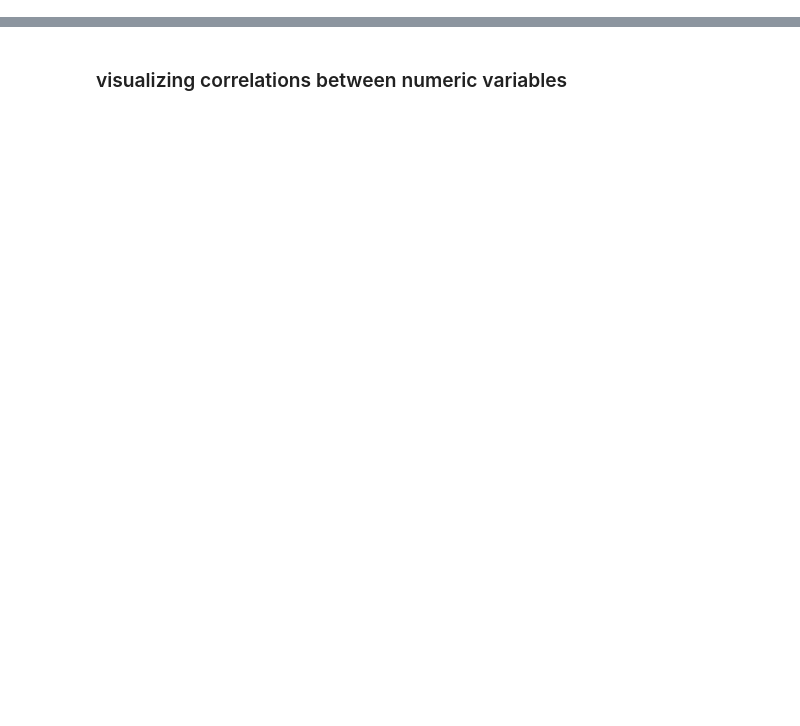
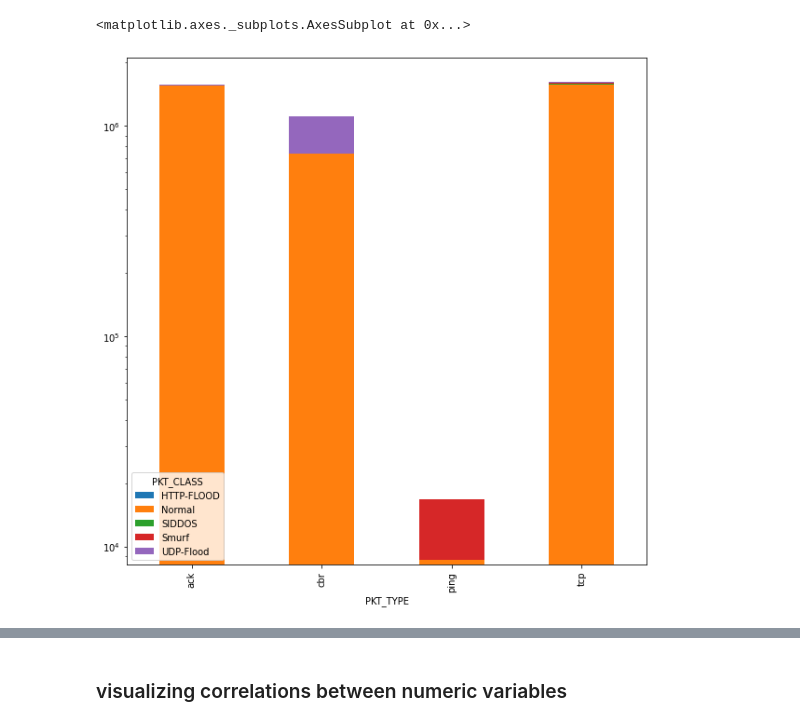
Before and after one commit to CatarinaL/ddosLogs, a Jupyter notebook: exploratory.ipynb, the cells around one changed output, grey strips where cells are left out. Saved outputs shown, nothing was run; the diff lists cells and outputs as text; code cells hidden in the pictures; blank space fills up the shorter version.

```diff
--- a/exploratory.ipynb
+++ b/exploratory.ipynb
@@ -141,0 +162,3 @@ holdout_data <- d_augmt[ss==3,]
+# %%
+class_type=pd.pivot_table(df2[['PKT_CLASS', 'PKT_TYPE']], index=["PKT_TYPE"], columns="PKT_CLASS", aggfunc=np.count_nonzero).fillna(0).astype(int)
+class_type
@@ -141,0 +172,5 @@ holdout_data <- d_augmt[ss==3,]
+# %%
+class_type.plot.bar(stacked=True, logy=True, figsize=(10,10))
+# %% [output]
+<matplotlib.axes._subplots.AxesSubplot at 0x...>
+[figure, added]
```
Also changed, not shown: parts of 26 cells of this notebook.
